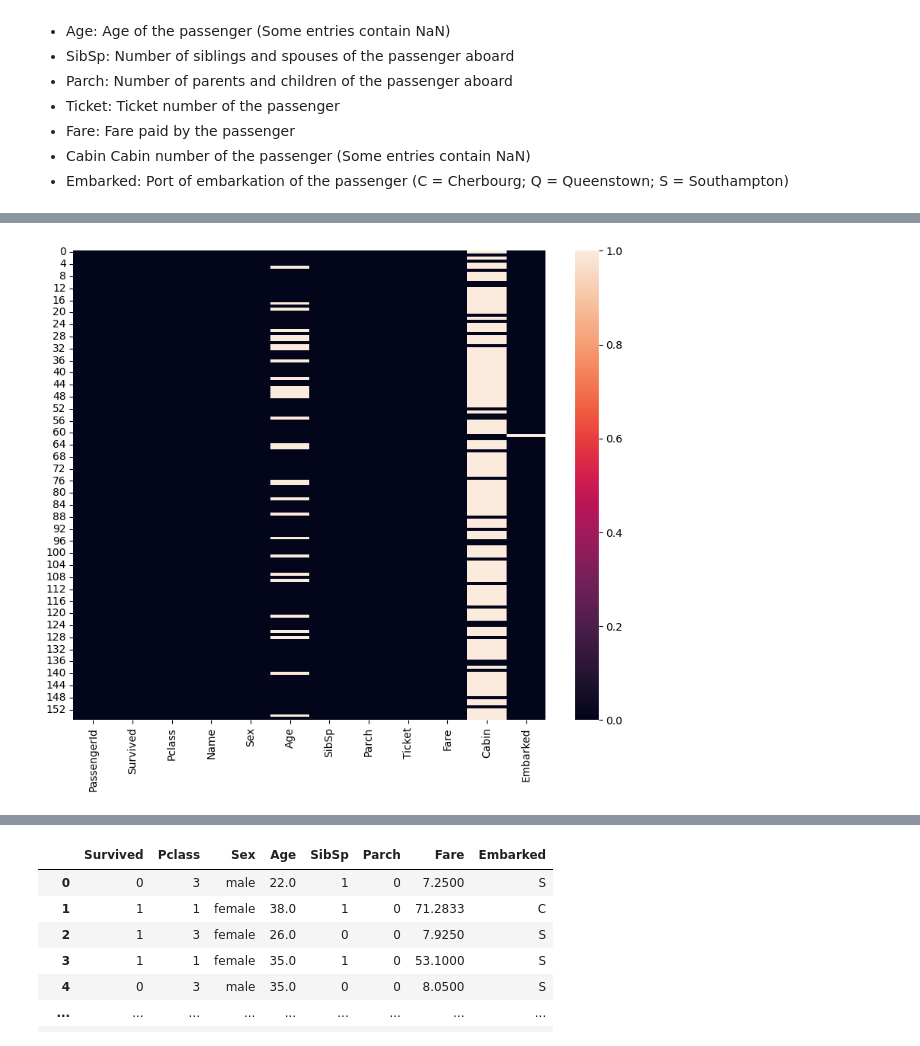
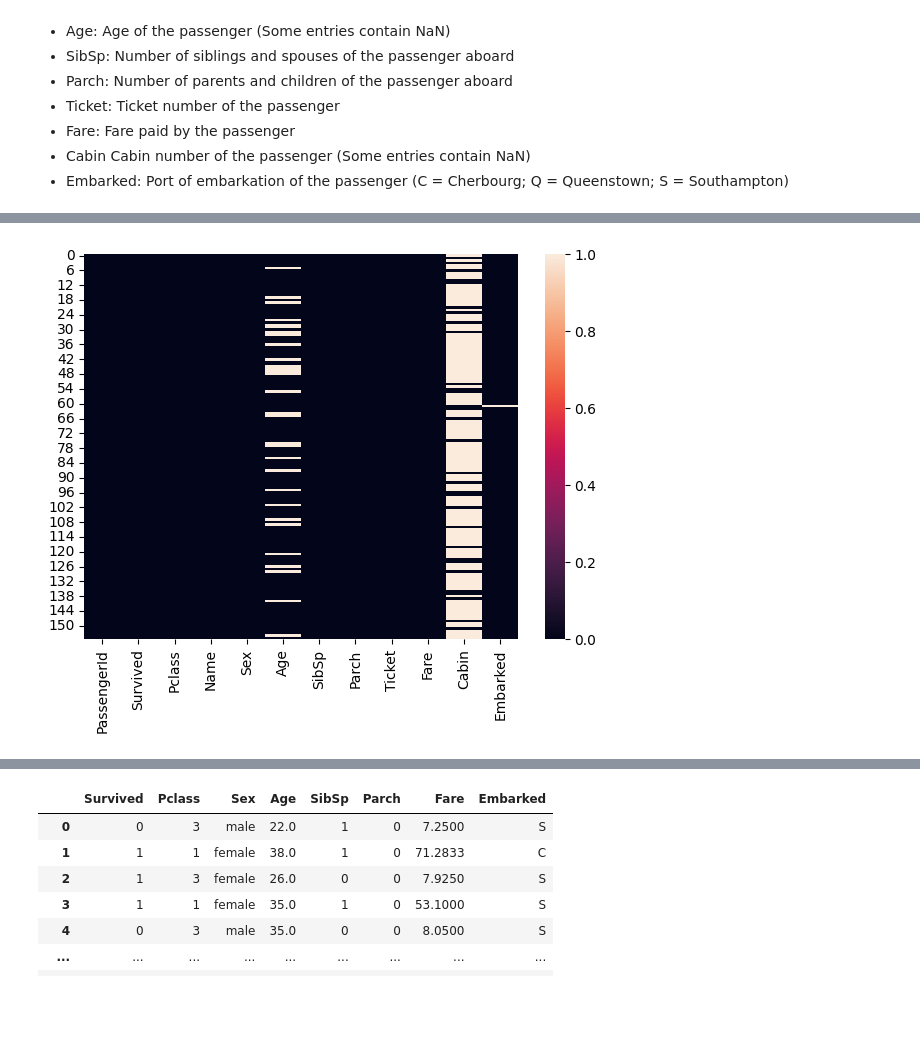
Before and after one commit to Frenz86/machine-learning-course, a Jupyter notebook: python/Lez12/1Titanic_complete.ipynb, the cells around one changed output, grey strips where cells are left out. Drawn from its saved outputs; the diff is of its cells as text; code cells hidden in the pictures; blank space fills up the shorter version.

```diff
--- a/python/Lez12/1Titanic_complete.ipynb
+++ b/python/Lez12/1Titanic_complete.ipynb
@@ -61,8 +83,8 @@ From a sample of the RMS Titanic data, we can see the various features present f
 # %%
-plt.figure(figsize=(10,8))
+plt.figure(figsize=(7,5))
 sns.heatmap(df.isnull());
 # %% [output]
-[figure, old version]
+[figure, new version]
 # %%
 # Bilanciamento della target
 df['Survived'].value_counts()
```
Also changed, not shown: parts of 26 cells of this notebook, 2 other files.
